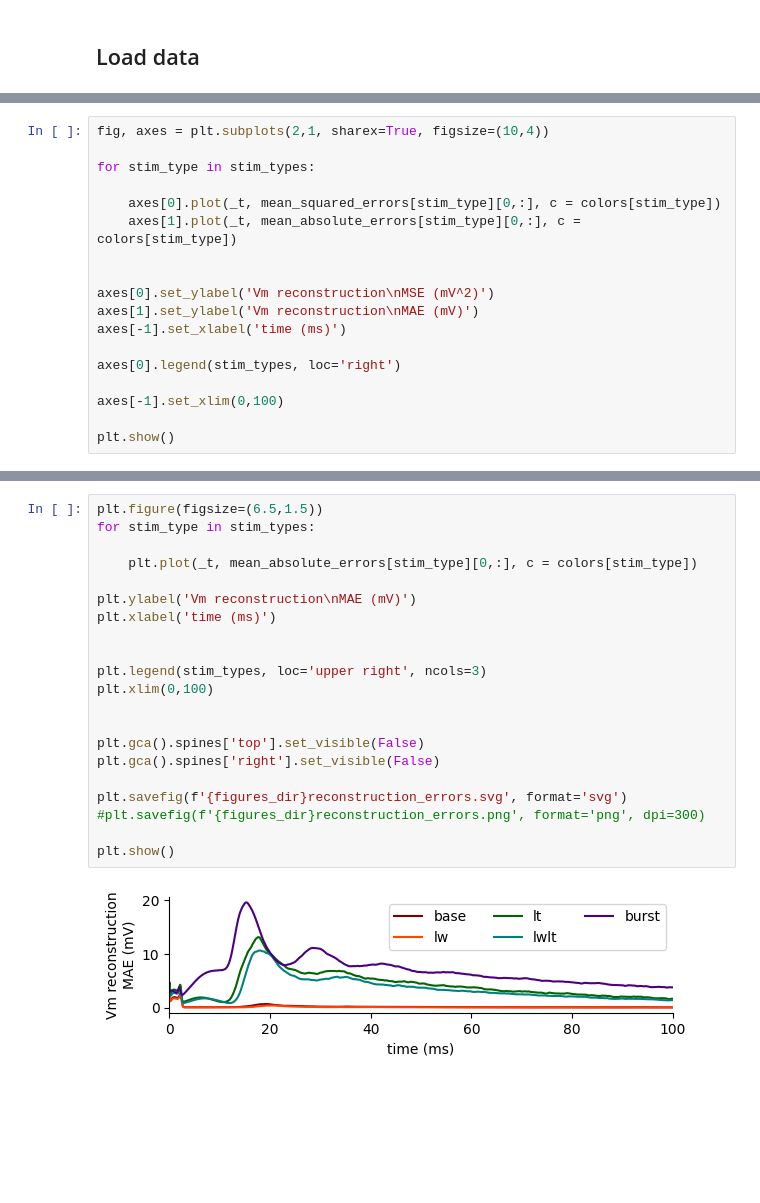
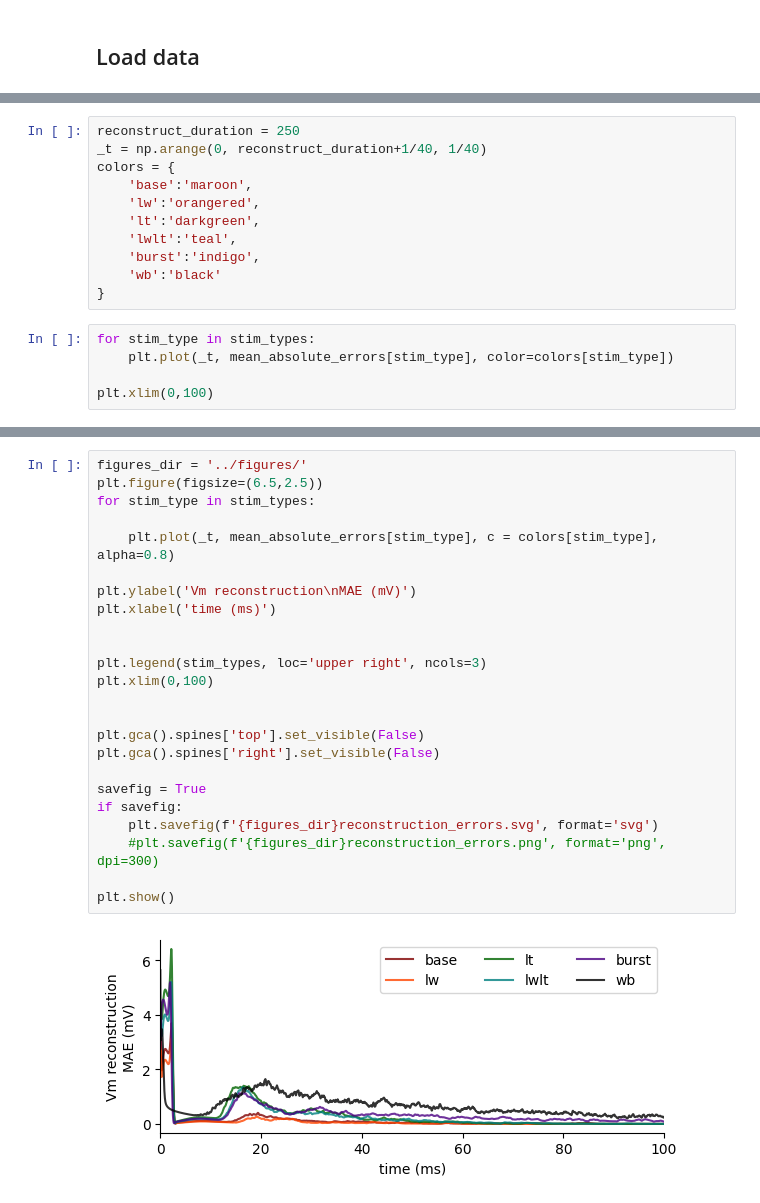
Before and after one commit to ec753/event_based_neuron, a Jupyter notebook: notebooks/state_reconstruction.ipynb, the cells around one changed output, grey strips where cells are left out. Drawn from its saved outputs; the diff is of its cells as text; blank space fills up the shorter version.

Commit message:
changes to state reconstruction, taken from 3 parts to 2 parts and added wb

```diff
--- a/notebooks/state_reconstruction.ipynb
+++ b/notebooks/state_reconstruction.ipynb
@@ -58,18 +201,0 @@ for stim_type in stim_types:
-# %%
-fig, axes = plt.subplots(2,1, sharex=True, figsize=(10,4))
-
-for stim_type in stim_types:
-
-    axes[0].plot(_t, mean_squared_errors[stim_type][0,:], c = colors[stim_type])
-    axes[1].plot(_t, mean_absolute_errors[stim_type][0,:], c = colors[stim_type])
-
-
-axes[0].set_ylabel('Vm reconstruction\nMSE (mV^2)')
-axes[1].set_ylabel('Vm reconstruction\nMAE (mV)')
-axes[-1].set_xlabel('time (ms)')
-
-axes[0].legend(stim_types, loc='right')
-
-axes[-1].set_xlim(0,100)
-
-plt.show()
@@ -77,0 +202,16 @@ plt.show()
+# %%
+reconstruct_duration = 250
+_t = np.arange(0, reconstruct_duration+1/40, 1/40)
+colors = {
+    'base':'maroon',
+    'lw':'orangered',
+    'lt':'darkgreen',
+    'lwlt':'teal',
+    'burst':'indigo',
+    'wb':'black'
+}
+# %%
+for stim_type in stim_types:
+    plt.plot(_t, mean_absolute_errors[stim_type], color=colors[stim_type])
+
+plt.xlim(0,100)
@@ -78,23 +221,26 @@ plt.show()
 # %%
-plt.figure(figsize=(6.5,1.5))
+figures_dir = '../figures/'
+plt.figure(figsize=(6.5,2.5))
 for stim_type in stim_types:
 
-    plt.plot(_t, mean_absolute_errors[stim_type][0,:], c = colors[stim_type])
+    plt.plot(_t, mean_absolute_errors[stim_type], c = colors[stim_type], alpha=0.8)
 
 plt.ylabel('Vm reconstruction\nMAE (mV)')
 plt.xlabel('time (ms)')
 
 
 plt.legend(stim_types, loc='upper right', ncols=3)
 plt.xlim(0,100)
 
 
 plt.gca().spines['top'].set_visible(False)
 plt.gca().spines['right'].set_visible(False)
 
-plt.savefig(f'{figures_dir}reconstruction_errors.svg', format='svg')
-#plt.savefig(f'{figures_dir}reconstruction_errors.png', format='png', dpi=300)
+savefig = True
+if savefig:
+    plt.savefig(f'{figures_dir}reconstruction_errors.svg', format='svg')
+    #plt.savefig(f'{figures_dir}reconstruction_errors.png', format='png', dpi=300)
 
 plt.show()
 # %% [output]
-[figure, old version]
+[figure, new version]
```
Also changed, not shown: parts of 25 cells of this notebook, 9 other files.
